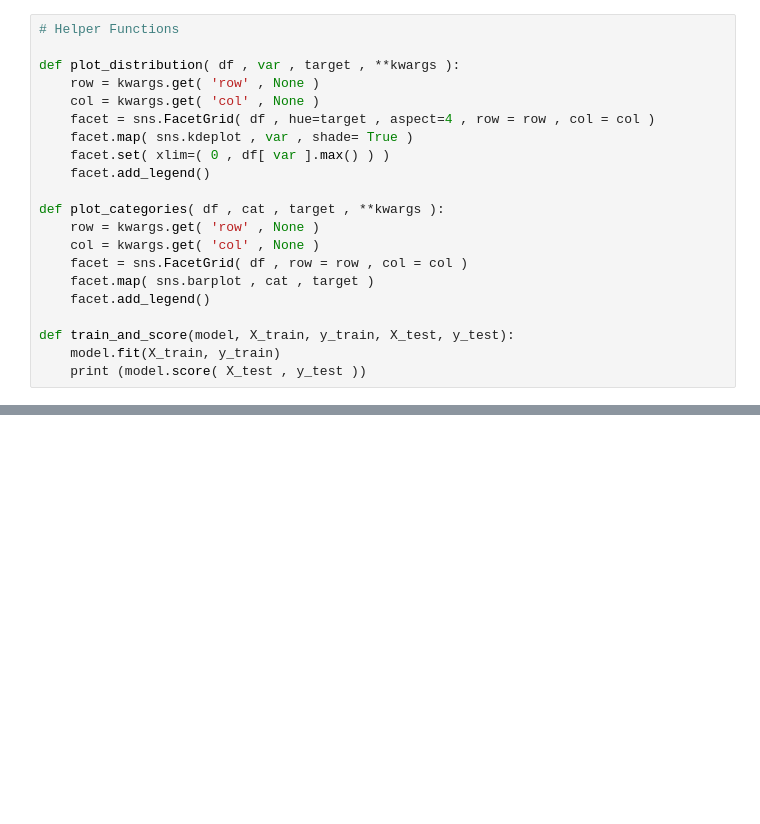
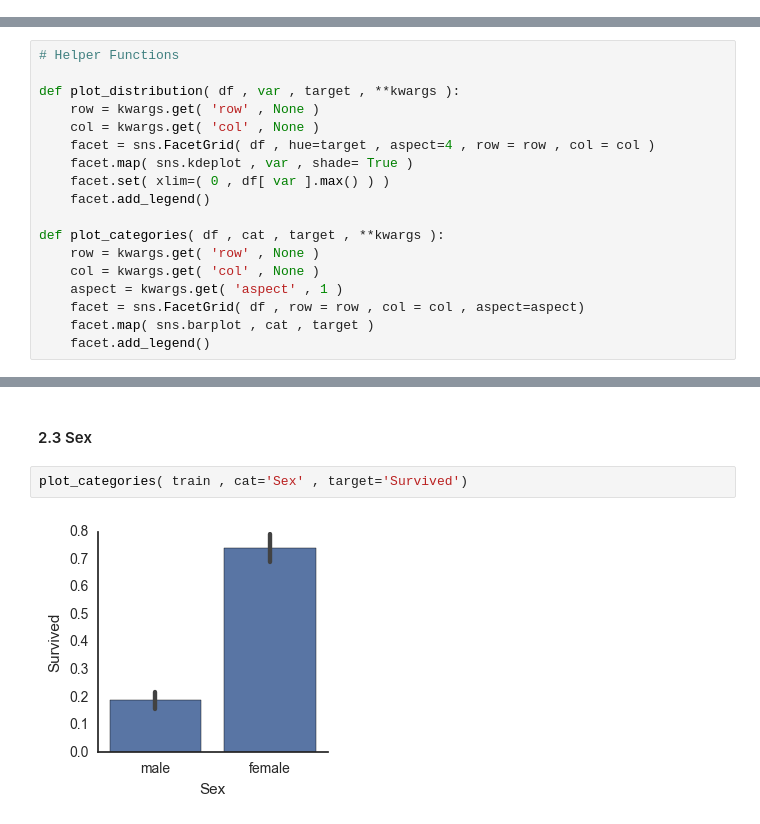
Before and after one commit to cseale/kaggle-titanic, a Jupyter notebook: titanic.ipynb, the cells around one changed output, grey strips where cells are left out. Cells and saved outputs as stored; diff of their text form; blank space fills up the shorter version.

```diff
--- a/notebook.ipynb
+++ b/titanic.ipynb
@@ -81,21 +0,0 @@ memory usage: 83.6+ KB
-# %%
-# Helper Functions
-
-def plot_distribution( df , var , target , **kwargs ):
-    row = kwargs.get( 'row' , None )
-    col = kwargs.get( 'col' , None )
-    facet = sns.FacetGrid( df , hue=target , aspect=4 , row = row , col = col )
-    facet.map( sns.kdeplot , var , shade= True )
-    facet.set( xlim=( 0 , df[ var ].max() ) )
-    facet.add_legend()
-
-def plot_categories( df , cat , target , **kwargs ):
-    row = kwargs.get( 'row' , None )
-    col = kwargs.get( 'col' , None )
-    facet = sns.FacetGrid( df , row = row , col = col )
-    facet.map( sns.barplot , cat , target )
-    facet.add_legend()
-
-def train_and_score(model, X_train, y_train, X_test, y_test):
-    model.fit(X_train, y_train)
-    print (model.score( X_test , y_test ))
@@ -300,0 +98,18 @@ train_and_score(model, X_train, y_train, X_test, y_test)
+# %%
+# Helper Functions
+
+def plot_distribution( df , var , target , **kwargs ):
+    row = kwargs.get( 'row' , None )
+    col = kwargs.get( 'col' , None )
+    facet = sns.FacetGrid( df , hue=target , aspect=4 , row = row , col = col )
+    facet.map( sns.kdeplot , var , shade= True )
+    facet.set( xlim=( 0 , df[ var ].max() ) )
+    facet.add_legend()
+
+def plot_categories( df , cat , target , **kwargs ):
+    row = kwargs.get( 'row' , None )
+    col = kwargs.get( 'col' , None )
+    aspect = kwargs.get( 'aspect' , 1 )
+    facet = sns.FacetGrid( df , row = row , col = col , aspect=aspect)
+    facet.map( sns.barplot , cat , target )
+    facet.add_legend()
@@ -300,0 +128,6 @@ train_and_score(model, X_train, y_train, X_test, y_test)
+# %% [markdown]
+#### 2.3 Sex
+# %%
+plot_categories( train , cat='Sex' , target='Survived')
+# %% [output]
+[figure, added]
```
Also changed, not shown: parts of 59 cells of this notebook, 1 other file.
